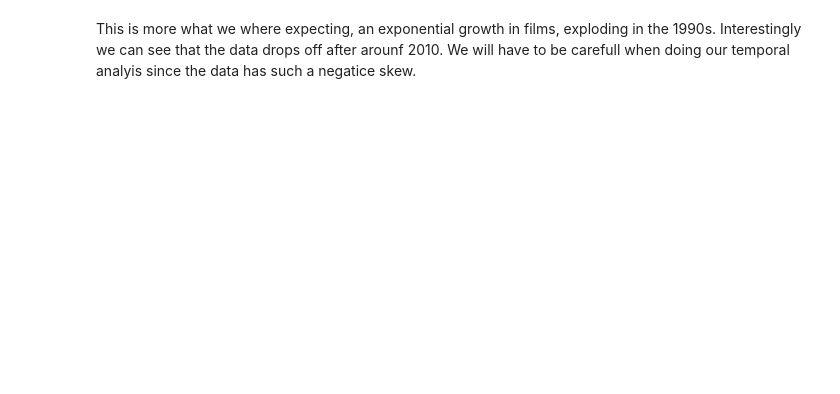
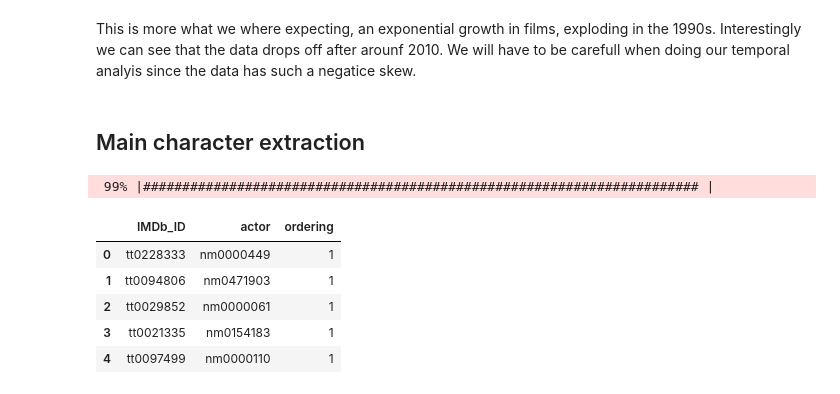
Before and after one commit to epfl-ada/ada-2023-project-dromadaire, a Jupyter notebook: P2.ipynb, the cells around one changed output. Drawn from its saved outputs; the diff is of its cells as text; code cells hidden in the pictures; blank space fills up the shorter version.

Commit message:
Main character extraction

```diff
--- a/P2.ipynb
+++ b/P2.ipynb
@@ -225,2 +234,4 @@ earliest film after typo correction: 1894
 # %% [markdown]
 This is more what we where expecting, an exponential growth in films, exploding in the 1990s. Interestingly we can see that the data drops off after arounf 2010. We will have to be carefull when doing our temporal analyis since the data has such a negatice skew.
+# %% [markdown]
+## Main character extraction
@@ -226,0 +254,11 @@ This is more what we where expecting, an exponential growth in films, exploding
+# %%
+movie_actors = get_top_actors(movies, imdb_principals, 1)
+movie_actors.head()
+# %% [output]
+ 99% |####################################################################### |
+|  | IMDb_ID | actor | ordering |
+| 0 | tt0228333 | nm0000449 | 1 |
+| 1 | tt0094806 | nm0471903 | 1 |
+| 2 | tt0029852 | nm0000061 | 1 |
+| 3 | tt0021335 | nm0154183 | 1 |
+| 4 | tt0097499 | nm0000110 | 1 |
```
Also changed, not shown: parts of 11 cells of this notebook, 1 other file.
